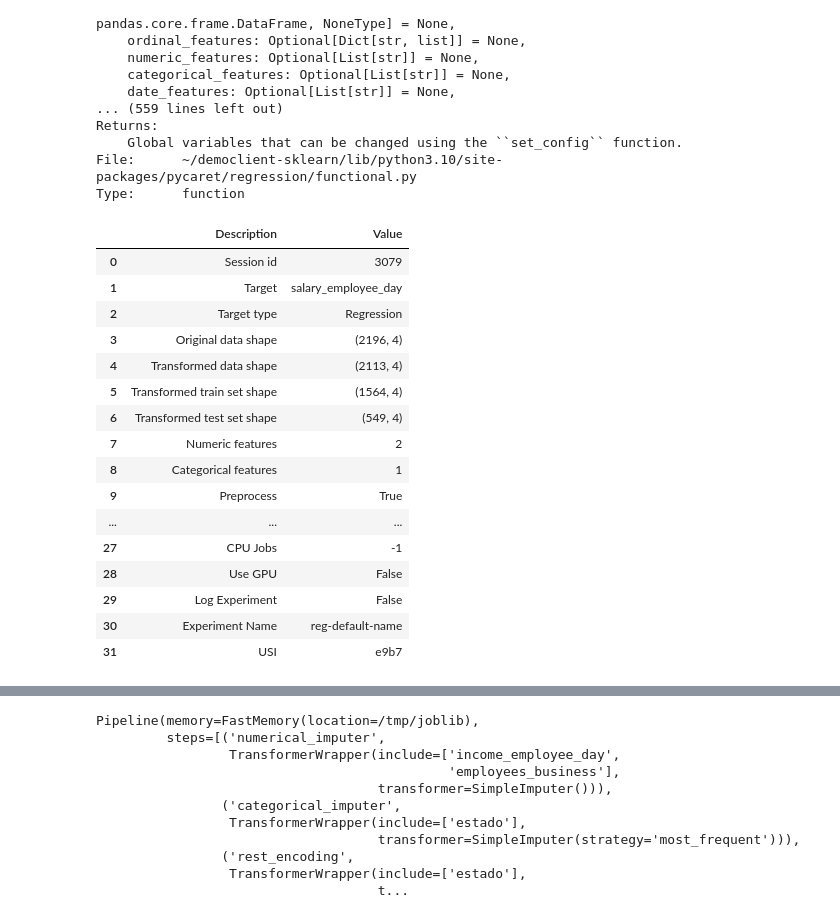
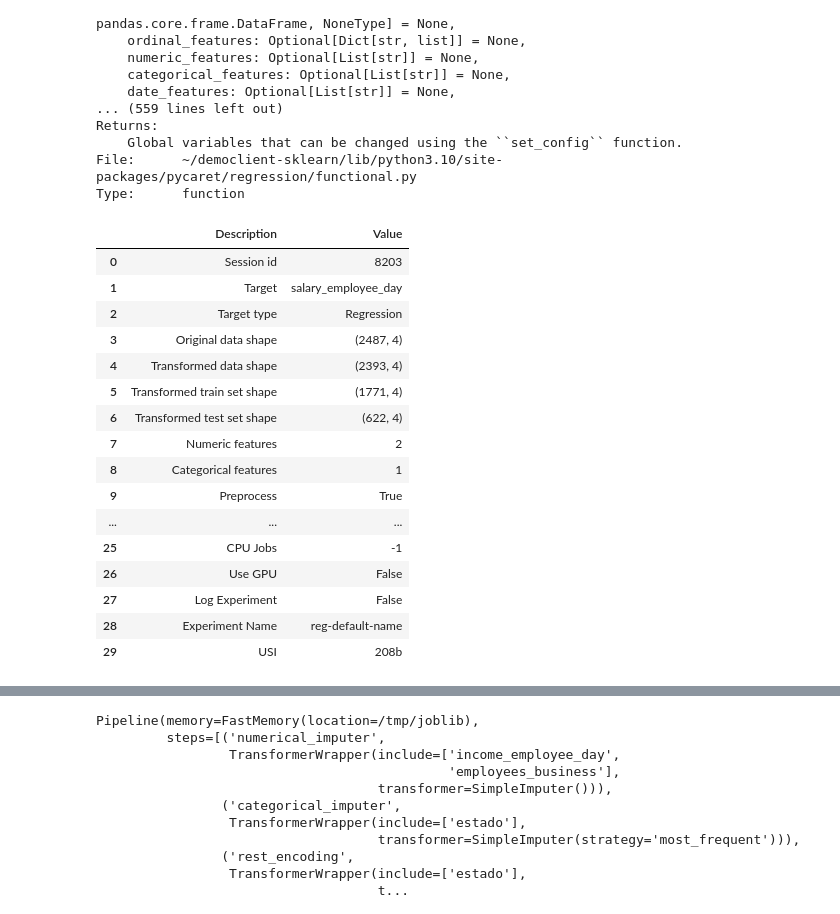
Before and after one commit to di-factory/democlient-sklearn-mxretailsalary1, a Jupyter notebook: notebooks/user_name.MLProfiling.Correlation.ipynb, the cells around one changed output, grey strips where cells are left out. Saved outputs shown, nothing was run; the diff lists cells and outputs as text; code cells hidden in the pictures.

```diff
--- a/notebooks/user_name.MLProfiling.Correlation.ipynb
+++ b/notebooks/user_name.MLProfiling.Correlation.ipynb
@@ -71,0 +170,14 @@ data.loc[data['employees'] == 0, 'employees'] = 1.0
+# %%
+# create new fields
+
+data['income_employee_day']=data['income']*1000000/data['employees']/360
+data['employees_business'] = (data['employees']/data['businesses']+0.5).astype(int)
+data['salary_employee_day']=data['payroll']*1000000/data['employees']/360
+
+#droping innecesary fields
+data=data.drop(['employees', 'income','businesses','payroll'],axis=1)
+
+# correcting data types and renaming the fields to be more accurate
+data['state']=data['state'].astype('category')
+
+data.head()
@@ -73,7 +203,3 @@ data.loc[data['employees'] == 0, 'employees'] = 1.0
 
 #Choose the Ml model to be applied, among: regression, Classifications, time_series, Clustering, NLP
 from pycaret.regression import *
-# %%
-#droping rows with missing values in labels (because is regression)
-data=data.dropna()
-data
@@ -94,7 +205,0 @@ data
-# %%
-data['income_employee_day']=data['income']*1000000/data['employees']/360
-data['employees_business'] = (data['employees']/data['businesses']+0.5).astype(int)
-data['salary_employee_day']=data['Payroll']*1000000/data['employees']/360
-data=data.drop(['municipio', 'employees', 'income','businesses','Payroll'],axis=1)
-#data=data.drop(['employees_business','income_employee_day','salary_employee_day'],axis=1)
-data.head()
@@ -134,42 +226,43 @@ File:      ~/democlient-sklearn/lib/python3.10/site-packages/pycaret/regression/
 Type:      function
 # %%
 model_to_find =   setup(data = data, #see above
-#                        log_experiment = True,
-#                        experiment_name = f'{cfg.general_ml.client}-{cfg.general_ml.project}-{cfg.general_ml.experiment}',
-#                        target = cfg.data_fields.label, # get the target label from cfg
+                        #log_experiment = True,
+                        #experiment_name = f'{cfg.general_ml.client}-{cfg.general_ml.project}-{cfg.general_ml.experiment}',
+                        #target = cfg.data_fields.label, # get the target label from cfg
                         target='salary_employee_day',
                         train_size=0.75, #default = 0.7
-#                        session_id=cfg.general_ml.seed, # get the seed from config
-#                        train_size = 1.0-float(cfg.data_pipeline.data_transform_params.percent_valid), #get %valid from cfg
+                        #session_id=cfg.general_ml.seed, # get the seed from config
+                        #train_size = 1.0-float(cfg.data_pipeline.data_transform_params.percent_valid), #get %valid from cfg
                         transformation=True,
-#                        fix_imbalance = True, #8:2
+                        #fix_imbalance = True, #8:2
                         normalize=True,
                         #normalize_method="minmax",
-                        polynomial_features=True,
-                        polynomial_degree = 5,
-                        max_encoding_ohe =15, #default=25,
+                        #polynomial_features=True,
+                        #polynomial_degree = 4,
+                        max_encoding_ohe =32, #default=25,
                         remove_multicollinearity=True,
                         remove_outliers=True,
+                        categorical_features=['state']
                         #outliers_threshold=0.075, #default=0.05
                         )
 # %% [output]
 |  | Description | Value |
-| 0 | Session id | 3079 |
+| 0 | Session id | 8203 |
 | 1 | Target | salary_employee_day |
 | 2 | Target type | Regression |
-| 3 | Original data shape | (2196, 4) |
-| 4 | Transformed data shape | (2113, 4) |
-| 5 | Transformed train set shape | (1564, 4) |
-| 6 | Transformed test set shape | (549, 4) |
+| 3 | Original data shape | (2487, 4) |
+| 4 | Transformed data shape | (2393, 4) |
+| 5 | Transformed train set shape | (1771, 4) |
+| 6 | Transformed test set shape | (622, 4) |
 | 7 | Numeric features | 2 |
 | 8 | Categorical features | 1 |
 | 9 | Preprocess | True |
 | ... | ... | ... |
-| 27 | CPU Jobs | -1 |
-| 28 | Use GPU | False |
-| 29 | Log Experiment | False |
-| 30 | Experiment Name | reg-default-name |
-| 31 | USI | e9b7 |
+| 25 | CPU Jobs | -1 |
+| 26 | Use GPU | False |
+| 27 | Log Experiment | False |
+| 28 | Experiment Name | reg-default-name |
+| 29 | USI | 208b |
 # %%
 get_config('X_transformed')
 # %% [output]
```
Also changed, not shown: parts of 18 cells of this notebook, 8 other files.
